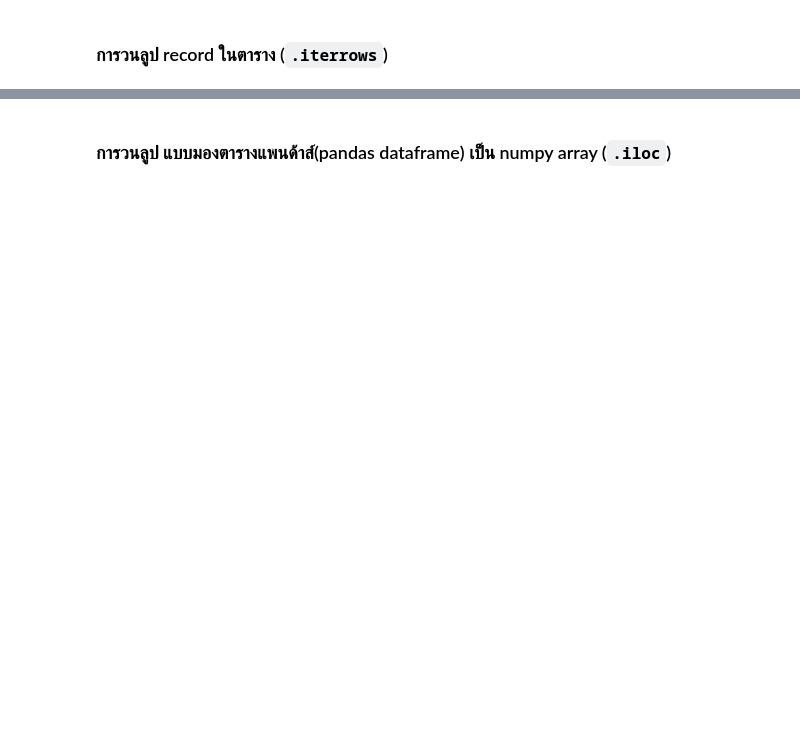
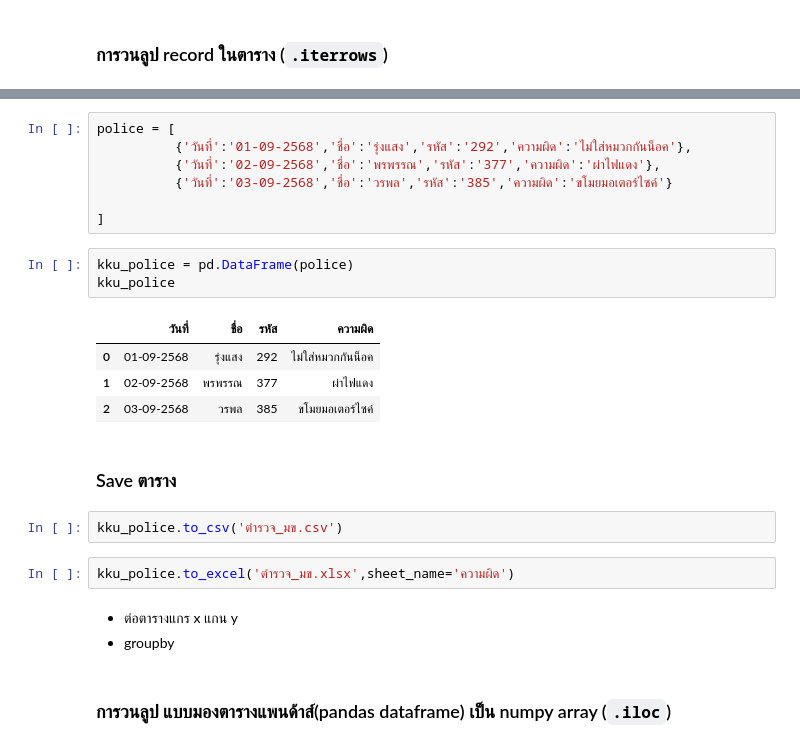
Before and after one commit to jangInw007/dataviz2025, a Jupyter notebook: Pandas_101_2025.ipynb, the cells around one changed output, grey strips where cells are left out. Drawn from its saved outputs; the diff is of its cells as text; blank space fills up the shorter version.

Commit message:
ถึง Save ตาราง

````diff
--- a/Pandas_101_2025.ipynb
+++ b/Pandas_101_2025.ipynb
@@ -1283,2 +1252,27 @@ creator_counts
+# %%
+police = [
+          {'วันที่':'01-09-2568','ชื่อ':'รุ่งแสง','รหัส':'292','ความผิด':'ไม่ใส่หมวกกันน็อค'},
+          {'วันที่':'02-09-2568','ชื่อ':'พรพรรณ','รหัส':'377','ความผิด':'ผ่าไฟแดง'},
+          {'วันที่':'03-09-2568','ชื่อ':'วรพล','รหัส':'385','ความผิด':'ขโมยมอเตอร์ไซค์'}
+
+]
+# %%
+kku_police = pd.DataFrame(police)
+kku_police
+# %% [output]
+|  | วันที่ | ชื่อ | รหัส | ความผิด |
+| 0 | 01-09-2568 | รุ่งแสง | 292 | ไม่ใส่หมวกกันน็อค |
+| 1 | 02-09-2568 | พรพรรณ | 377 | ผ่าไฟแดง |
+| 2 | 03-09-2568 | วรพล | 385 | ขโมยมอเตอร์ไซค์ |
+# %% [markdown]
+### Save ตาราง
+# %%
+kku_police.to_csv('ตำรวจ_มข.csv')
+# %%
+kku_police.to_excel('ตำรวจ_มข.xlsx',sheet_name='ความผิด')
+# %% [markdown]
+
+* ต่อตารางแกร x แกน  y
+* groupby
 # %% [markdown]
 ### การวนลูป แบบมองตารางแพนด้าส์(pandas dataframe) เป็น numpy array  (```.iloc```)
````
Also changed, not shown: parts of 23 cells of this notebook.
